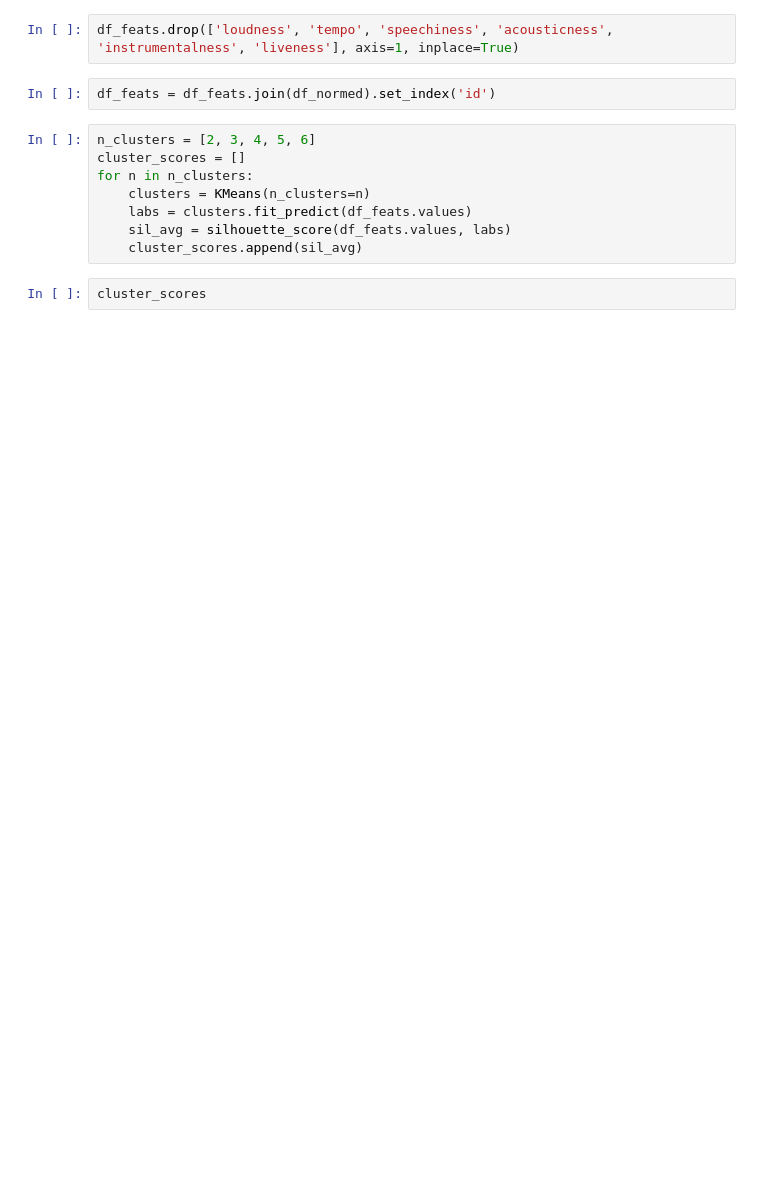
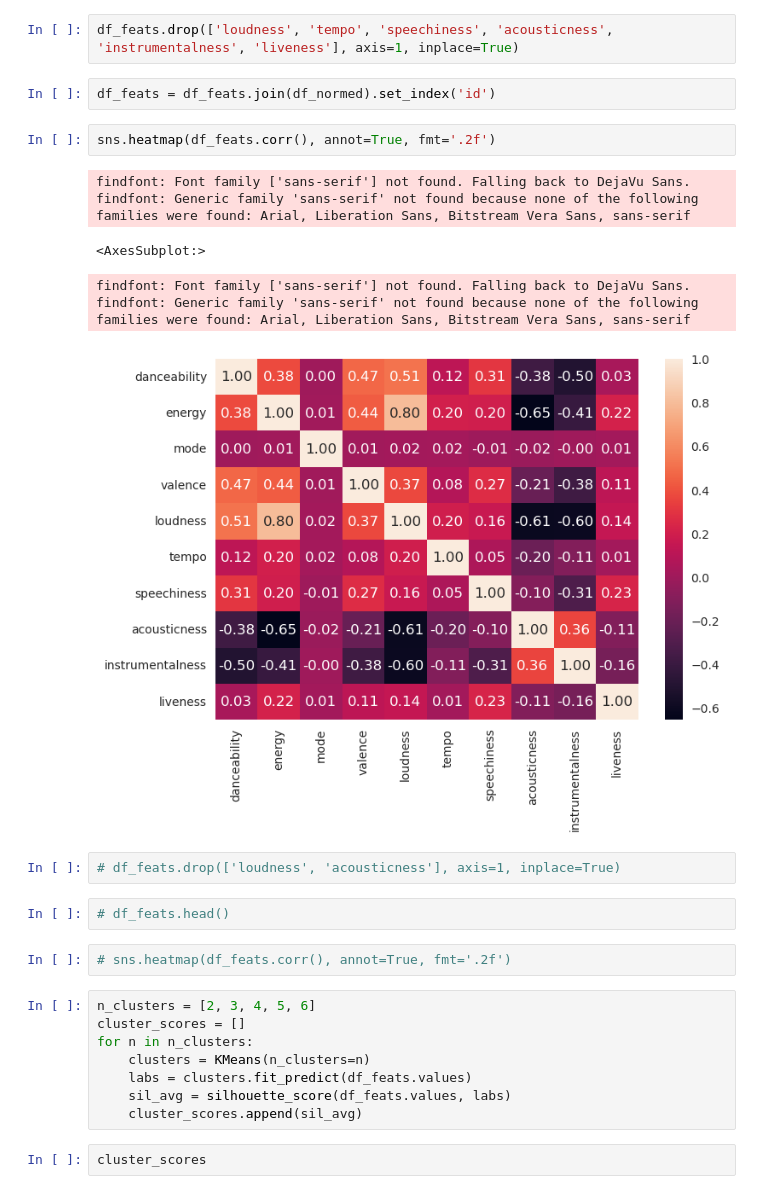
Before and after one commit to yashpar1/playlist-builder, a Jupyter notebook: exploratory_analysis.ipynb, the cells around one changed output. Drawn from its saved outputs; the diff is of its cells as text; blank space fills up the shorter version.

```diff
--- a/exploratory_analysis.ipynb
+++ b/exploratory_analysis.ipynb
@@ -53,6 +62,21 @@ df_normed = pd.DataFrame(normed).rename(columns={0: 'loudness_normed', 1: 'tempo
 df_feats.drop(['loudness', 'tempo', 'speechiness', 'acousticness', 'instrumentalness', 'liveness'], axis=1, inplace=True)
 # %%
 df_feats = df_feats.join(df_normed).set_index('id')
+# %%
+sns.heatmap(df_feats.corr(), annot=True, fmt='.2f')
+# %% [output]
+findfont: Font family ['sans-serif'] not found. Falling back to DejaVu Sans.
+findfont: Generic family 'sans-serif' not found because none of the following families were found: Arial, Liberation Sans, Bitstream Vera Sans, sans-serif
+<AxesSubplot:>
+findfont: Font family ['sans-serif'] not found. Falling back to DejaVu Sans.
+findfont: Generic family 'sans-serif' not found because none of the following families were found: Arial, Liberation Sans, Bitstream Vera Sans, sans-serif
+[figure, added]
+# %%
+# df_feats.drop(['loudness', 'acousticness'], axis=1, inplace=True)
+# %%
+# df_feats.head()
+# %%
+# sns.heatmap(df_feats.corr(), annot=True, fmt='.2f')
 # %%
 n_clusters = [2, 3, 4, 5, 6]
 cluster_scores = []
```
Also changed, not shown: parts of 16 cells of this notebook.
